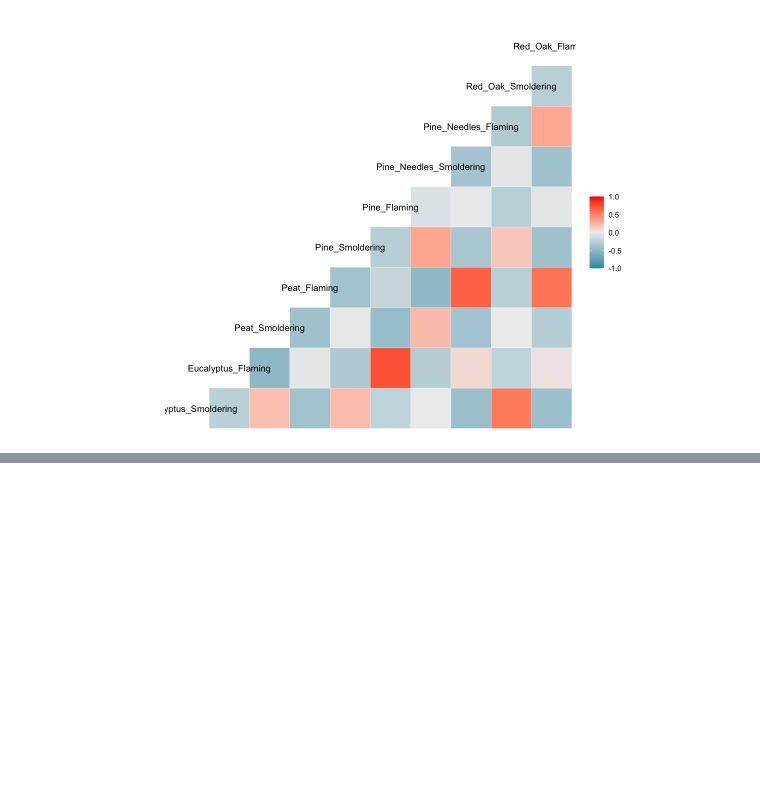
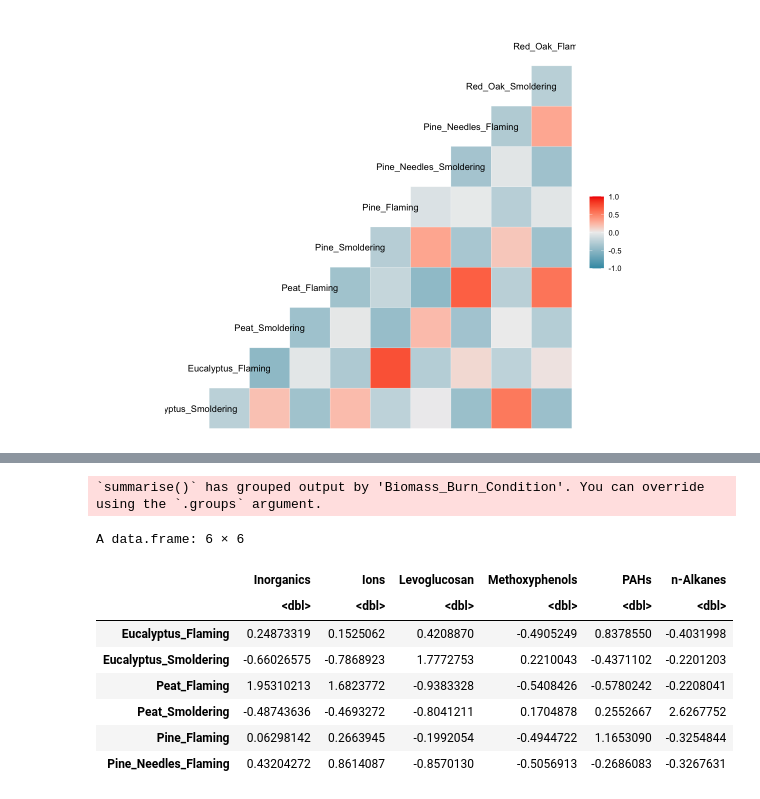
Before and after one commit to UNCSRP/The-inTelligence-And-Machine-lEarning-Toolkit-2.0, a Jupyter notebook: Chapter 3/3.1 Data Visualizations/Data Visualizations.ipynb, the cells around one changed output, grey strips where cells are left out. Cells and saved outputs as stored; diff of their text form; code cells hidden in the pictures; blank space fills up the shorter version.

```diff
--- a/Chapter 3/3.1 Data Visualizations/Data Visualizations.ipynb
+++ b/Chapter 3/3.1 Data Visualizations/Data Visualizations.ipynb
@@ -258,0 +272,24 @@ For additional figures available and to view aspects of figures that can be chan
+# %%
+heatmap_df2 = scaled_longer_smoke_data %>%
+    group_by(Biomass_Burn_Condition, Chemical.Category) %>%
+    # using the summarize function instead of mutate function as was done previously since we only need the average values now
+    summarize(Avg_Scaled_Concentration = mean(Scaled_Chemical_Concentration)) %>%
+    # transforming the data to a wide format
+    pivot_wider(id_cols = Biomass_Burn_Condition, names_from = "Chemical.Category",
+                               values_from = "Avg_Scaled_Concentration") %>%
+    # converting the chemical names to row names
+    column_to_rownames(var = "Biomass_Burn_Condition")
+
+head(heatmap_df2)
+# %% [output]
+`summarise()` has grouped output by 'Biomass_Burn_Condition'. You can override
+using the `.groups` argument.
+A data.frame: 6 × 6
+|  | Inorganics | Ions | Levoglucosan | Methoxyphenols | PAHs | n-Alkanes |
+|  | <dbl> | <dbl> | <dbl> | <dbl> | <dbl> | <dbl> |
+| Eucalyptus_Flaming | 0.24873319 | 0.1525062 | 0.4208870 | -0.4905249 | 0.8378550 | -0.4031998 |
+| Eucalyptus_Smoldering | -0.66026575 | -0.7868923 | 1.7772753 | 0.2210043 | -0.4371102 | -0.2201203 |
+| Peat_Flaming | 1.95310213 | 1.6823772 | -0.9383328 | -0.5408426 | -0.5780242 | -0.2208041 |
+| Peat_Smoldering | -0.48743636 | -0.4693272 | -0.8041211 | 0.1704878 | 0.2552667 | 2.6267752 |
+| Pine_Flaming | 0.06298142 | 0.2663945 | -0.1992054 | -0.4944722 | 1.1653090 | -0.3254844 |
+| Pine_Needles_Flaming | 0.43204272 | 0.8614087 | -0.8570130 | -0.5056913 | -0.2686083 | -0.3267631 |
```
Also changed, not shown: parts of 20 cells of this notebook, 1 other file.
